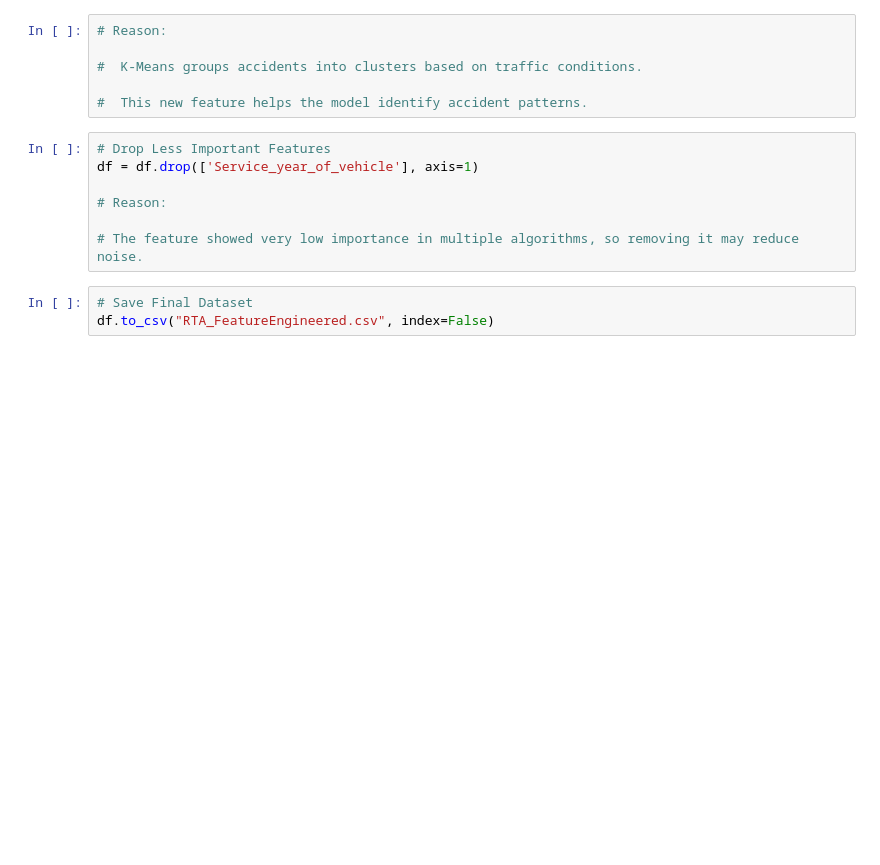
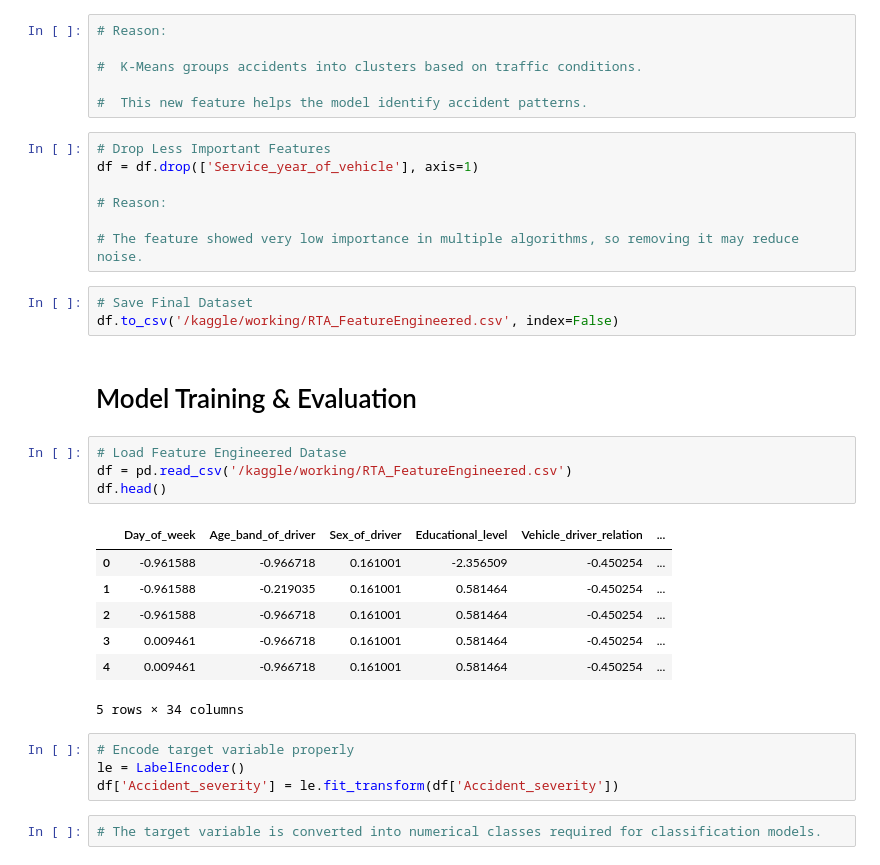
Before and after one commit to hadiaimran1090/Road-Traffic-Accidents, a Jupyter notebook: Road Traffic Accidents.ipynb, the cells around one changed output. Drawn from its saved outputs; the diff is of its cells as text; blank space fills up the shorter version.

Commit message:
Kaggle Notebook | Road Traffic Accidents | Version 4

```diff
--- a/Road Traffic Accidents.ipynb
+++ b/Road Traffic Accidents.ipynb
@@ -362,4 +364,24 @@ df = df.drop(['Service_year_of_vehicle'], axis=1)
 # The feature showed very low importance in multiple algorithms, so removing it may reduce noise.
 # %%
 # Save Final Dataset
-df.to_csv("RTA_FeatureEngineered.csv", index=False)
+df.to_csv('/kaggle/working/RTA_FeatureEngineered.csv', index=False)
+# %% [markdown]
+# Model Training & Evaluation
+# %%
+# Load Feature Engineered Datase
+df = pd.read_csv('/kaggle/working/RTA_FeatureEngineered.csv')
+df.head()
+# %% [output]
+|  | Day_of_week | Age_band_of_driver | Sex_of_driver | Educational_level | Vehicle_driver_relation | ... |
+| 0 | -0.961588 | -0.966718 | 0.161001 | -2.356509 | -0.450254 | ... |
+| 1 | -0.961588 | -0.219035 | 0.161001 | 0.581464 | -0.450254 | ... |
+| 2 | -0.961588 | -0.966718 | 0.161001 | 0.581464 | -0.450254 | ... |
+| 3 | 0.009461 | -0.966718 | 0.161001 | 0.581464 | -0.450254 | ... |
+| 4 | 0.009461 | -0.966718 | 0.161001 | 0.581464 | -0.450254 | ... |
+5 rows × 34 columns
+# %%
+# Encode target variable properly
+le = LabelEncoder()
+df['Accident_severity'] = le.fit_transform(df['Accident_severity'])
+# %%
+# The target variable is converted into numerical classes required for classification models.
```
Also changed, not shown: parts of 31 cells of this notebook.
